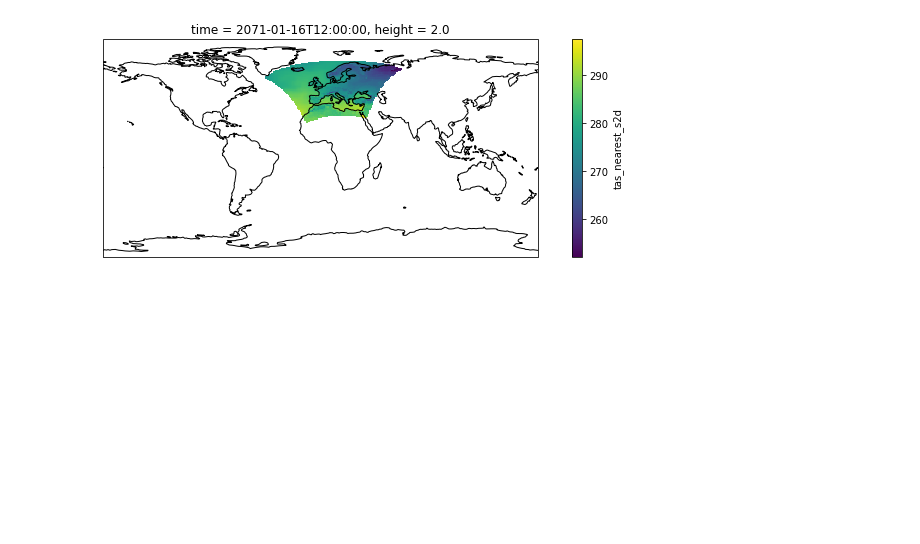
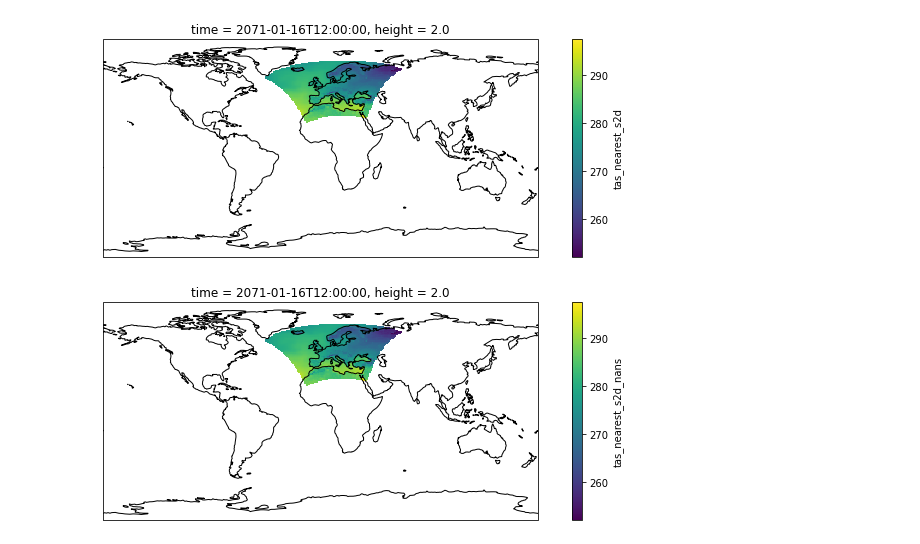
Before and after one commit to roocs/regrid-prototype, a Jupyter notebook: docs/notebooks/xESMF_curvilinear_nearest_mask_unmapped.ipynb, the cells around one changed output. Saved outputs shown, nothing was run; the diff lists cells and outputs as text; code cells hidden in the pictures; blank space fills up the shorter version.

```diff
--- a/docs/notebooks/xESMF_curvilinear_nearest_mask_unmapped.ipynb
+++ b/docs/notebooks/xESMF_curvilinear_nearest_mask_unmapped.ipynb
@@ -29,4 +77,8 @@ Using xESMF in version 0.5.3.dev11+gcb46501
 pool_path="/mnt/lustre01/work/kd0956/CORDEX/data/cordex"
 ds_path="output/EUR-22/GERICS/MPI-M-MPI-ESM-LR/rcp85/r1i1p1/GERICS-REMO2015/v1/mon/tas/v20191029"
 ifile="tas_EUR-22_MPI-M-MPI-ESM-LR_rcp85_r1i1p1_GERICS-REMO2015_v1_mon_207101-208012.nc"
-ds_in = xr.open_dataset(pool_path+"/"+ds_path+"/"+ifile)
+# On mistral
+#ds_in = xr.open_dataset(pool_path+"/"+ds_path+"/"+ifile)
+# Locally
+ds_in = xr.open_dataset(ifile)
+ds_in
@@ -203,12 +336,23 @@ Periodic in longitude?      False
+# %%
+# Weights manipulation
+# Add 0s to the weight file where values should be masked, then apply xesmf.smm.add_nans_to_weights
+# (both done via above function)
+# ICON-ESM OES
+regridder["nearest_s2d_nans"].weights = add_nans_to_weights_and_mask(
+    regridder["nearest_s2d_nans"].weights,
+    ds_out["mask"].data
+)
 # %% [markdown]
 ### Perform the regridding
 # %%
 # Perform regridding
 for method in method_list:
+    # unmasked case
+    ds_out["tas_"+method+"_unmasked"]=regridder[method+"_unmasked"](ds_in.tas)
     # masked case
     ds_out["tas_"+method]=regridder[method](ds_in.tas)
-    # unmasked case
-    ds_out["tas_"+method+"_unmasked"]=regridder[method+"_unmasked"](ds_in.tas)
+    # manipulated weights case
+    ds_out["tas_"+method+"_nans"]=regridder[method+"_nans"](ds_in.tas)
 # %% [markdown]
 ### Plot regridded data
 # %%
@@ -227,3 +371,11 @@ ds_out["tas_nearest_s2d"].isel(time=0).plot.pcolormesh(ax=ax, x='lon', y='lat');
 ax.coastlines();
 # %% [output]
 [figure]
+# %%
+# manipulated weights case
+plt.figure(figsize=(12,4));
+ax = plt.axes(projection=ccrs.PlateCarree())
+ds_out["tas_nearest_s2d_nans"].isel(time=0).plot.pcolormesh(ax=ax, x='lon', y='lat');
+ax.coastlines();
+# %% [output]
+[figure, added]
```
Also changed, not shown: parts of 11 cells of this notebook, 3 other files.
